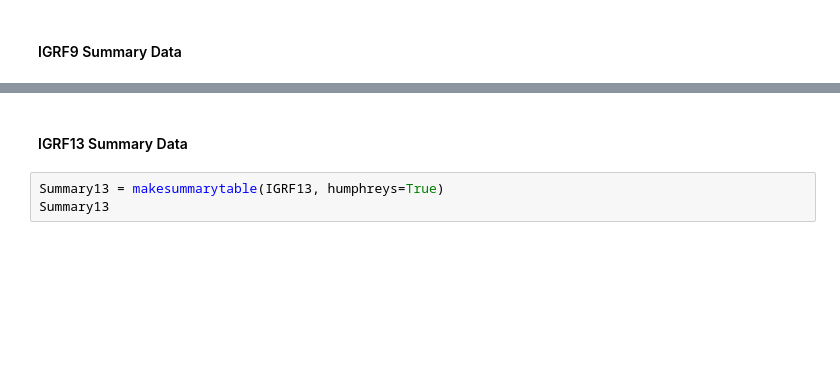
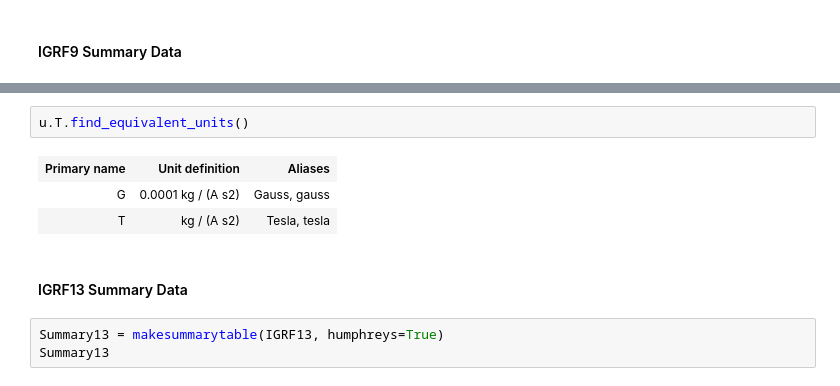
Before and after one commit to FrankHubeny/geomagnetism, a Jupyter notebook: geomagnetism.ipynb, the cells around one changed output, grey strips where cells are left out. Cells and saved outputs as stored; diff of their text form; blank space fills up the shorter version.

```diff
--- a/geomagnetism.ipynb
+++ b/geomagnetism.ipynb
@@ -662,4 +671,10 @@ Humphreys Used : Yes
   Reference = D. Russell Humphreys, The Creation of Earth's Magnetic Field, CRSQ 20, 1983, p.92
+# %%
+u.T.find_equivalent_units()
+# %% [output]
+| Primary name | Unit definition | Aliases |
+| G | 0.0001 kg / (A s2) | Gauss, gauss |
+| T | kg / (A s2) | Tesla, tesla |
 # %% [markdown]
 #### IGRF13 Summary Data
 # %%
```
Also changed, not shown: parts of 8 cells of this notebook.
